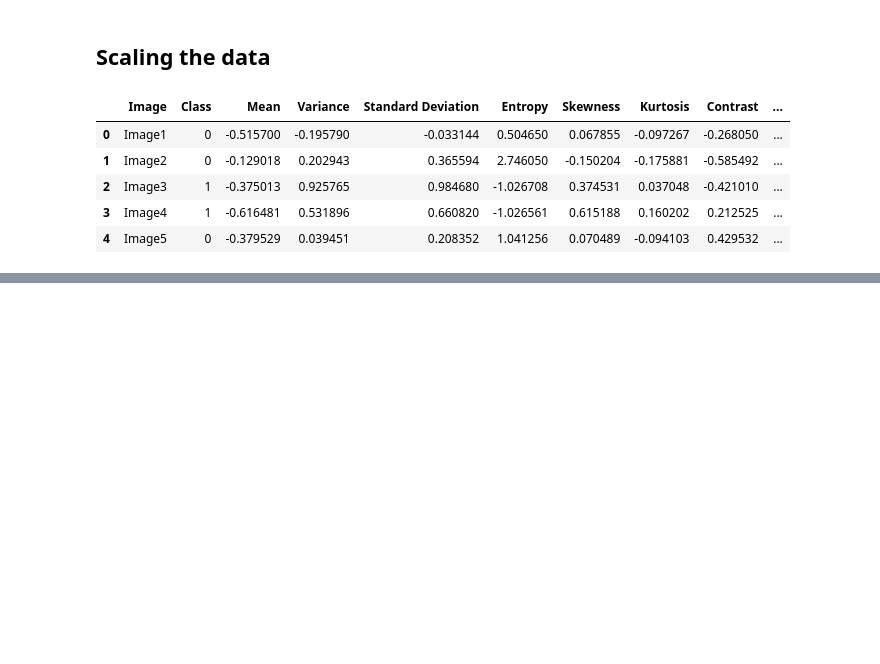
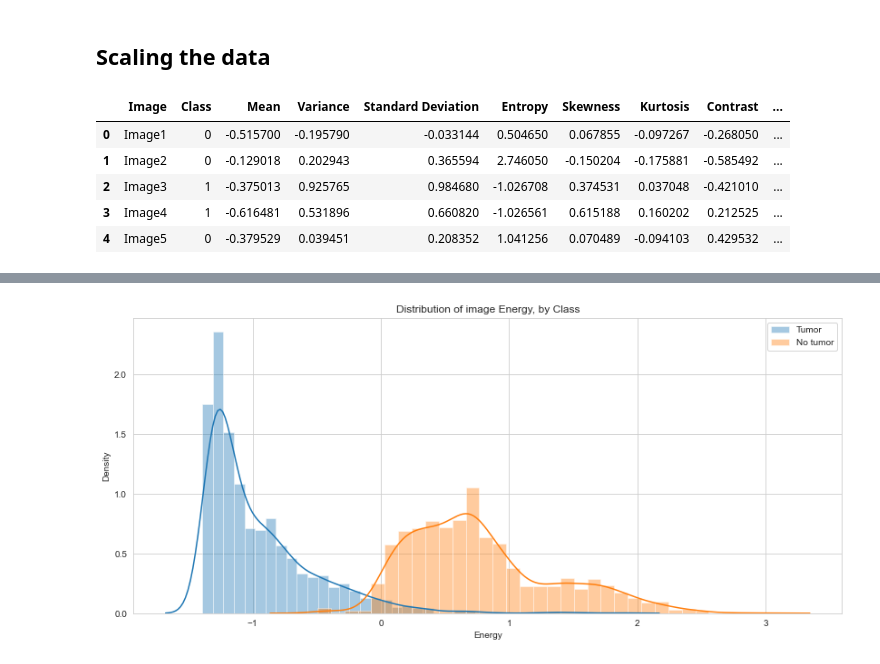
Before and after one commit to Ayush0607-create/Brain-Tumor-Detection, a Jupyter notebook: Notebook.ipynb, the cells around one changed output, grey strips where cells are left out. Cells and saved outputs as stored; diff of their text form; code cells hidden in the pictures; blank space fills up the shorter version.

```diff
--- a/Notebook.ipynb
+++ b/Notebook.ipynb
@@ -53,0 +71,14 @@ data.head()
+# %%
+plt.figure(figsize=(14,6))
+class1=data['Class']== 1
+class0=data['Class']== 0
+_data=data.copy()
+_data=data.drop('Image',axis=1,inplace=False)
+sns.distplot(a= _data[class1]['Energy'], label="Tumor")
+sns.distplot(a = _data[class0]['Energy'], label="No tumor" )
+
+plt.title("Distribution of image Energy, by Class")
+plt.legend()
+plt.show()
+# %% [output]
+[figure, added]
```
Also changed, not shown: parts of 5 cells of this notebook.
